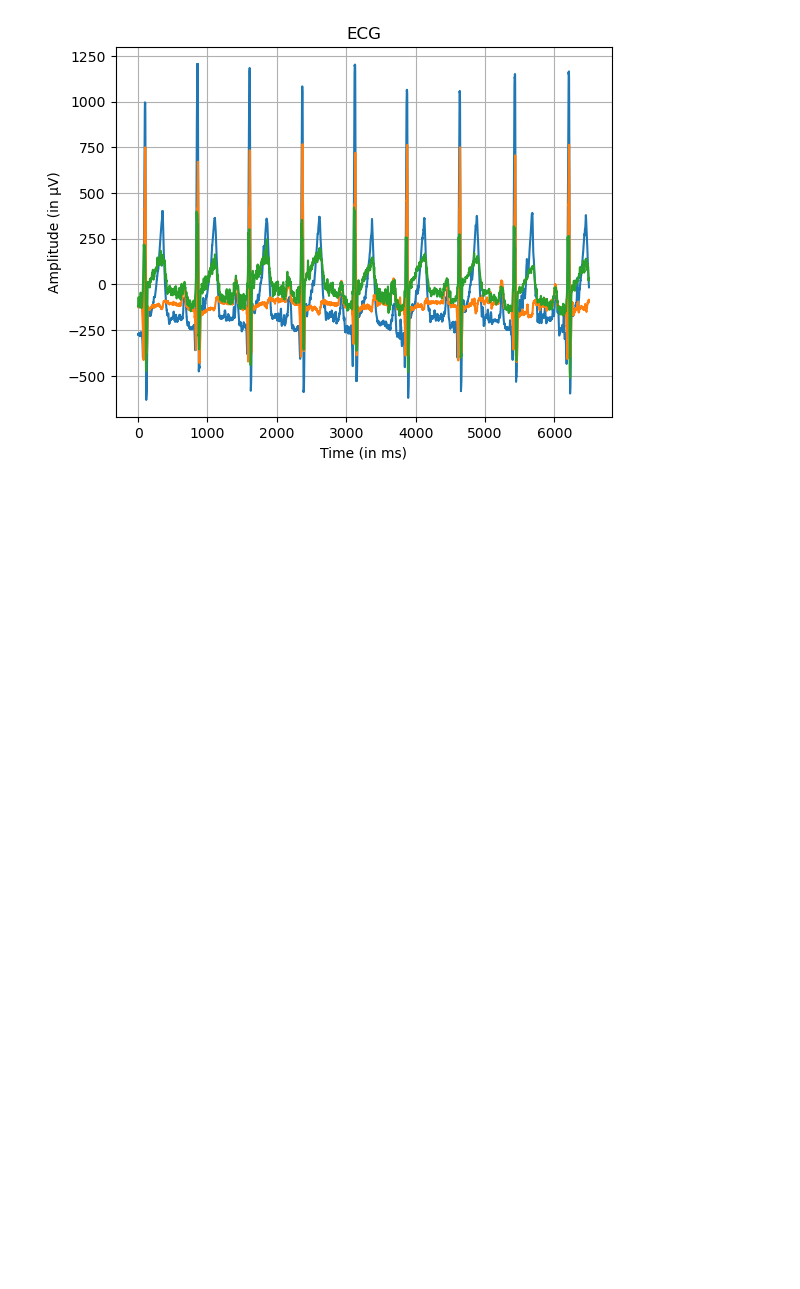
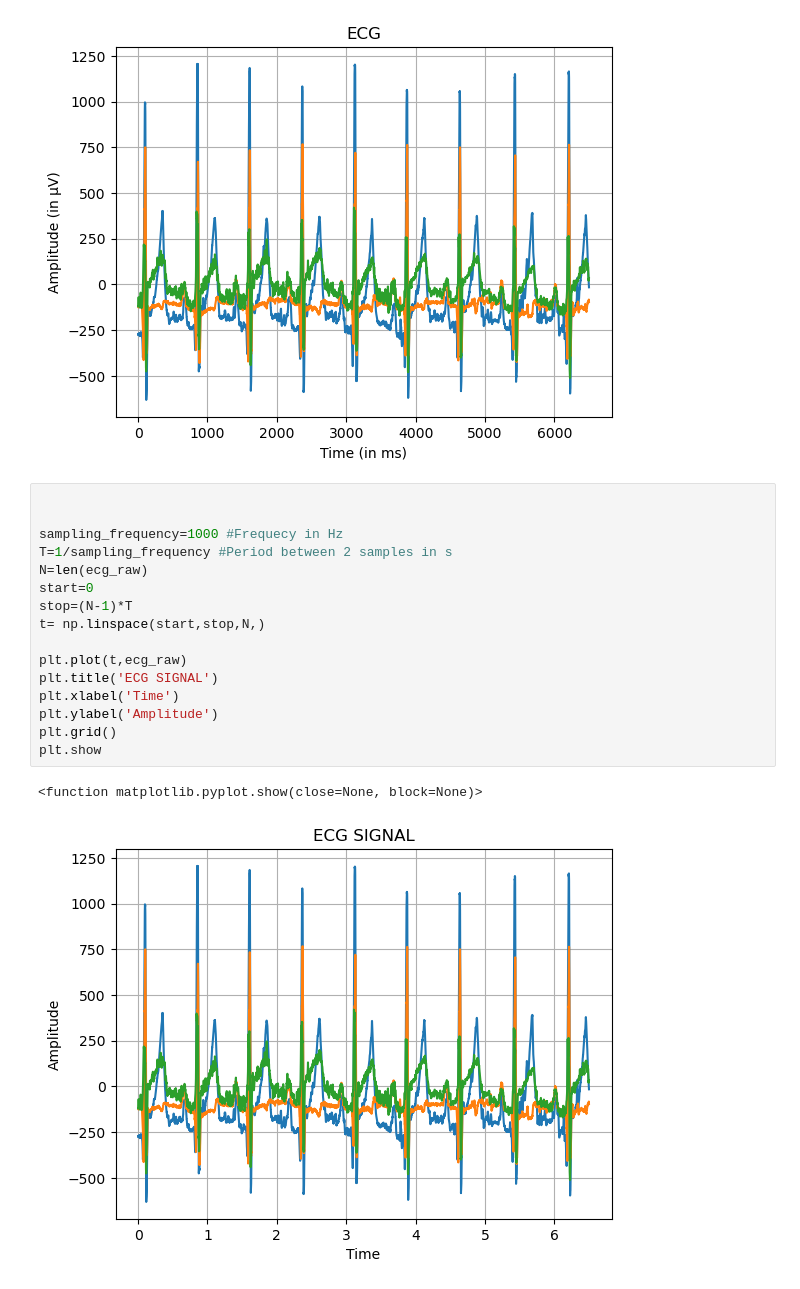
Before and after one commit to chahinefac/Series01-Python-Git, a Jupyter notebook: main.ipynb, the cells around one changed output. Saved outputs shown, nothing was run; the diff lists cells and outputs as text; blank space fills up the shorter version.

Commit message:
Create t in seconds and plot

```diff
--- a/main.ipynb
+++ b/main.ipynb
@@ -25,3 +25,22 @@ plt.show()
  [  -9.  -88.   31.]
  [ -16.  -96.   33.]]
 [figure]
+# %%
+
+
+sampling_frequency=1000 #Frequecy in Hz
+T=1/sampling_frequency #Period between 2 samples in s
+N=len(ecg_raw)
+start=0
+stop=(N-1)*T
+t= np.linspace(start,stop,N,)
+
+plt.plot(t,ecg_raw)
+plt.title('ECG SIGNAL')
+plt.xlabel('Time')
+plt.ylabel('Amplitude')
+plt.grid()
+plt.show
+# %% [output]
+<function matplotlib.pyplot.show(close=None, block=None)>
+[figure, added]
```
